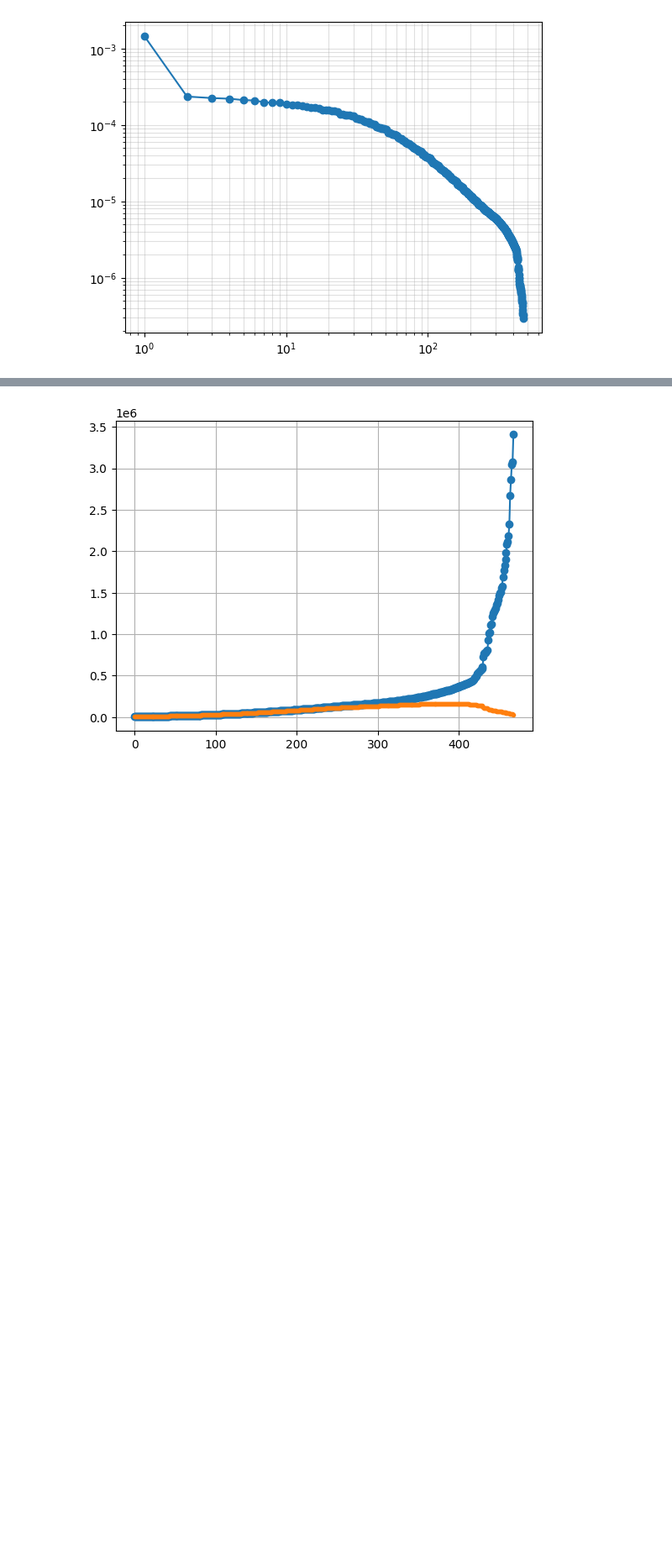
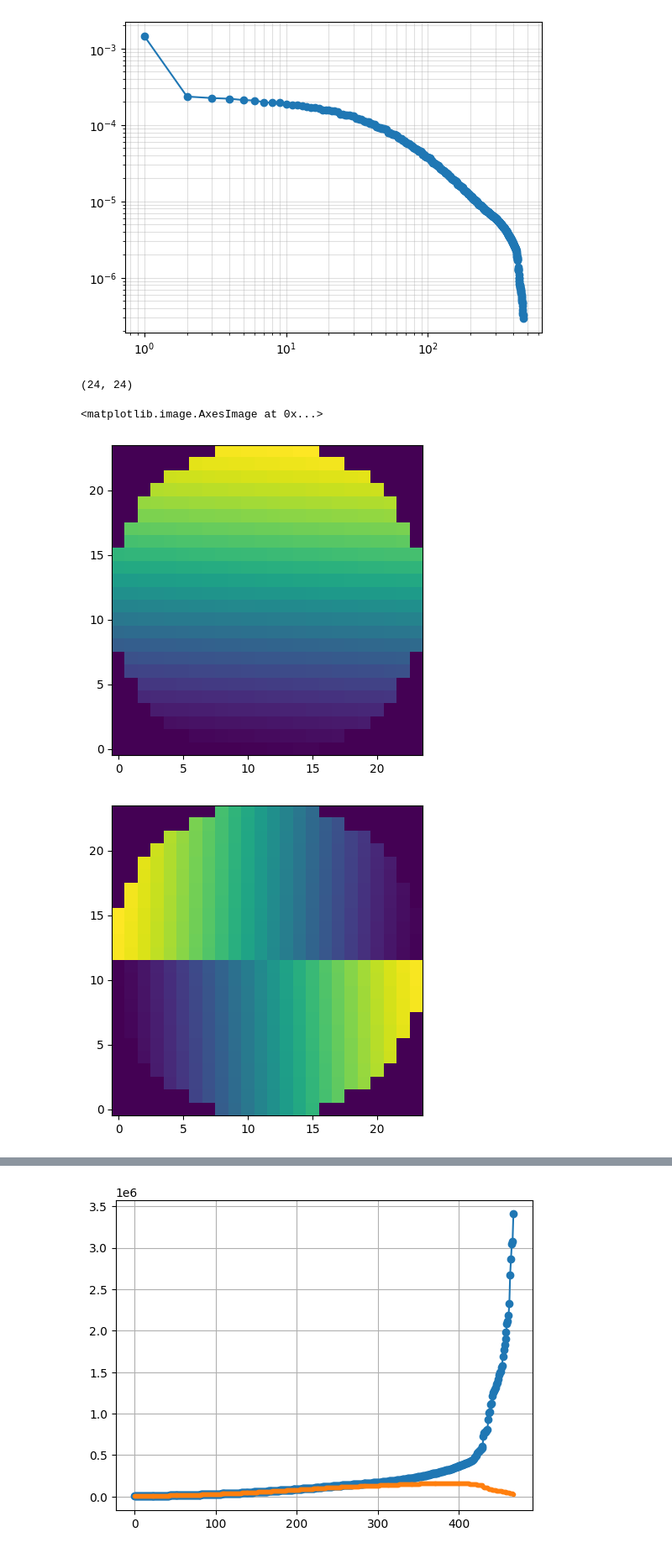
Before and after one commit to runabriguglio/SPLATT, a Jupyter notebook: splattsw/JupyterNotebooks/scratchALPAO.ipynb, the cells around one changed output, grey strips where cells are left out. Shown at 84% size. Cells and saved outputs as stored; diff of their text form; code cells hidden in the pictures; blank space fills up the shorter version.

```diff
--- a/splattsw/JupyterNotebooks/scratchALPAO.ipynb
+++ b/splattsw/JupyterNotebooks/scratchALPAO.ipynb
@@ -38,3 +38,50 @@ plt.loglog(xp.arange(1, len(S)+1).get(), S.get(), '-o')
 plt.grid(which='both',alpha=0.4)
 # %% [output]
 [figure]
+# %%
+dm468Map = np.array([
+    [0,0,0,0,0,0,0,0,1,1,1,1,1,1,1,1,0,0,0,0,0,0,0,0],
+    [0,0,0,0,0,0,1,1,1,1,1,1,1,1,1,1,1,1,0,0,0,0,0,0],
+    [0,0,0,0,1,1,1,1,1,1,1,1,1,1,1,1,1,1,1,1,0,0,0,0],
+    [0,0,0,1,1,1,1,1,1,1,1,1,1,1,1,1,1,1,1,1,1,0,0,0],
+    [0,0,1,1,1,1,1,1,1,1,1,1,1,1,1,1,1,1,1,1,1,1,0,0],
+    [0,0,1,1,1,1,1,1,1,1,1,1,1,1,1,1,1,1,1,1,1,1,0,0],
+    [0,1,1,1,1,1,1,1,1,1,1,1,1,1,1,1,1,1,1,1,1,1,1,0],
+    [0,1,1,1,1,1,1,1,1,1,1,1,1,1,1,1,1,1,1,1,1,1,1,0],
+    [1,1,1,1,1,1,1,1,1,1,1,1,1,1,1,1,1,1,1,1,1,1,1,1],
+    [1,1,1,1,1,1,1,1,1,1,1,1,1,1,1,1,1,1,1,1,1,1,1,1],
+    [1,1,1,1,1,1,1,1,1,1,1,1,1,1,1,1,1,1,1,1,1,1,1,1],
+    [1,1,1,1,1,1,1,1,1,1,1,1,1,1,1,1,1,1,1,1,1,1,1,1],
+    [1,1,1,1,1,1,1,1,1,1,1,1,1,1,1,1,1,1,1,1,1,1,1,1],
+    [1,1,1,1,1,1,1,1,1,1,1,1,1,1,1,1,1,1,1,1,1,1,1,1],
+    [1,1,1,1,1,1,1,1,1,1,1,1,1,1,1,1,1,1,1,1,1,1,1,1],
+    [1,1,1,1,1,1,1,1,1,1,1,1,1,1,1,1,1,1,1,1,1,1,1,1],
+    [0,1,1,1,1,1,1,1,1,1,1,1,1,1,1,1,1,1,1,1,1,1,1,0],
+    [0,1,1,1,1,1,1,1,1,1,1,1,1,1,1,1,1,1,1,1,1,1,1,0],
+    [0,0,1,1,1,1,1,1,1,1,1,1,1,1,1,1,1,1,1,1,1,1,0,0],
+    [0,0,1,1,1,1,1,1,1,1,1,1,1,1,1,1,1,1,1,1,1,1,0,0],
+    [0,0,0,1,1,1,1,1,1,1,1,1,1,1,1,1,1,1,1,1,1,0,0,0],
+    [0,0,0,0,1,1,1,1,1,1,1,1,1,1,1,1,1,1,1,1,0,0,0,0],
+    [0,0,0,0,0,0,1,1,1,1,1,1,1,1,1,1,1,1,0,0,0,0,0,0],
+    [0,0,0,0,0,0,0,0,1,1,1,1,1,1,1,1,0,0,0,0,0,0,0,0]
+ ]
+)
+print(dm468Map.shape)
+dmorder = np.zeros(dm468Map.shape).flatten()
+dmorder[dm468Map.flatten().astype(bool)] = np.arange(468)
+dmorder = dmorder.reshape(dm468Map.shape)
+
+plt.figure()
+plt.imshow(dmorder)
+
+dmorder2 = dmorder.transpose()
+dmorder2[12:,:] = dmorder2[12:,::-1]
+
+
+plt.figure()
+plt.imshow(dmorder2)
+# %% [output]
+(24, 24)
+<matplotlib.image.AxesImage at 0x...>
+[figure, added]
+[figure, added]
```
Also changed, not shown: parts of 3 cells of this notebook, 1 other file.
